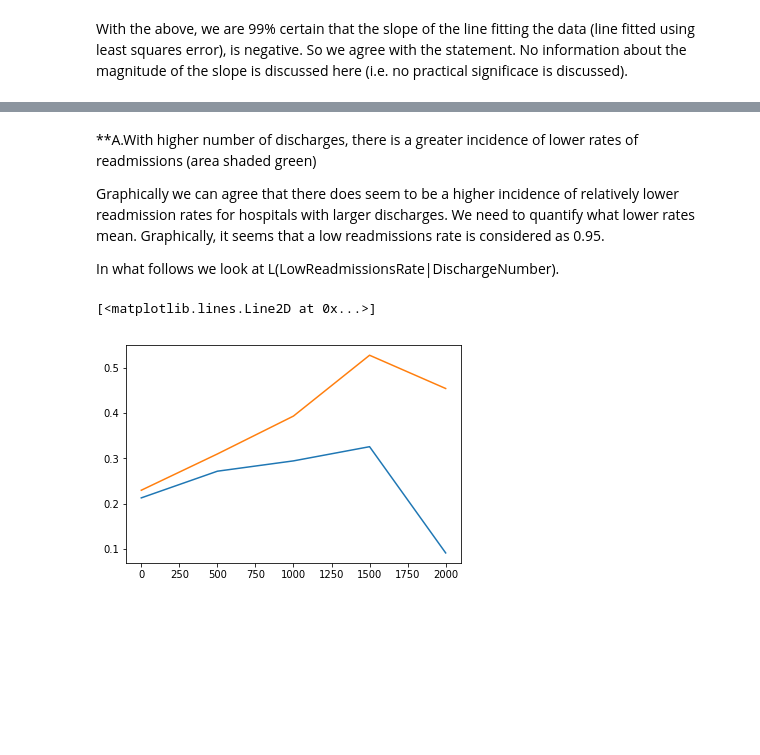
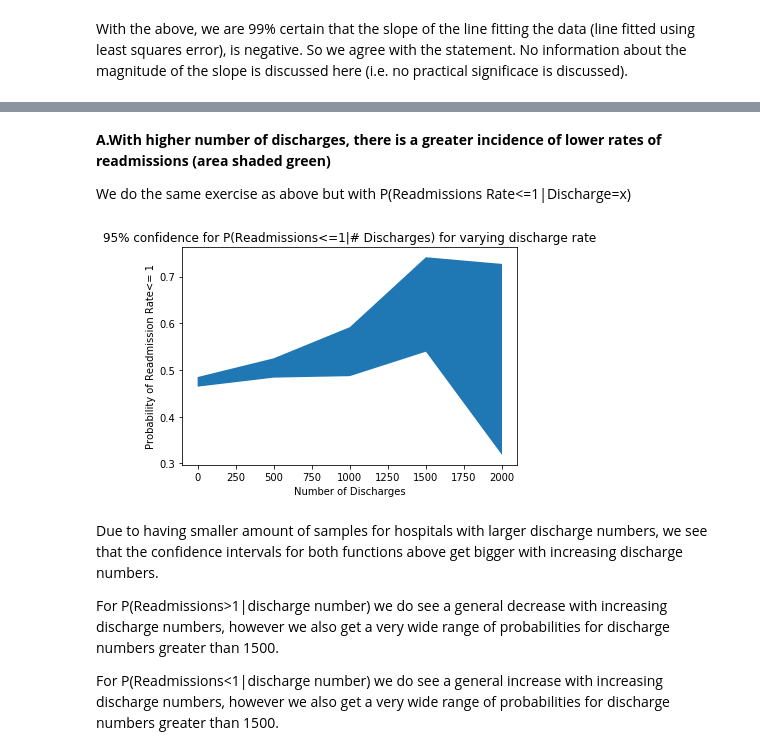
Before and after one commit to harajlim/Hospital-Readmission-Rate, a Jupyter notebook: sliderule_dsi_inferential_statistics_exercise_3.ipynb, the cells around one changed output, grey strips where cells are left out. Saved outputs shown, nothing was run; the diff lists cells and outputs as text; code cells hidden in the pictures; blank space fills up the shorter version.

```diff
--- a/sliderule_dsi_inferential_statistics_exercise_3.ipynb
+++ b/sliderule_dsi_inferential_statistics_exercise_3.ipynb
@@ -185,5 +194,5 @@ In what follows we look at L(HighReadmissionsRate|DischargeNumber). (L is the li
 # %%
-cutoff=1.15
+cutoff=1
 
 step=500
 discharges=np.arange(0,2500,step=step)
@@ -210,7 +219,13 @@ for i,d in enumerate(discharges):
     prob_L[i]=L
     prob_U[i]=U
 
-plt.plot(discharges,prob_L)
-plt.plot(discharges,prob_U)
-#plt.scatter(x,y)
+
+
+plt.fill_between(discharges,prob_L,prob_U)
+
+
+plt.xlabel('Number of Discharges')
+plt.ylabel('Probability of Readmission Rate>= 1')
+plt.title('95% confidence for P(Readmissions>=1|# Discharges) for varying discharge rate')
+plt.show()
 # %% [output]
@@ -221,42 +233,50 @@ The above shows that there is a tendency to have larger readmission rates nearer
-# %% [markdown]
-**A.With higher number of discharges, there is a greater incidence of lower rates of readmissions (area shaded green)
-
-Graphically we can agree that there does seem to be a higher incidence of relatively lower readmission rates for hospitals with larger discharges. We need to quantify what lower rates mean. Graphically, it seems that a low readmissions rate is considered as 0.95.
-
-In what follows we look at L(LowReadmissionsRate|DischargeNumber).
+# %% [markdown]
+**A.With higher number of discharges, there is a greater incidence of lower rates of readmissions (area shaded green)**
+
+We do the same exercise as above but with P(Readmissions Rate<=1|Discharge=x)
 # %%
-cutoff=0.95
+cutoff=1
 
 step=500
 discharges=np.arange(0,2500,step=step)
 prob_L=np.zeros(len(discharges))
 prob_U=np.zeros(len(discharges))
 
 for i,d in enumerate(discharges):
 
     y_keep=[]
     for j,xx in enumerate(x):
         if xx>=d and xx<d+step:
 
             y_keep.append(y[j])
 
 
     y_keep=np.array(y_keep)
 
     replicates=np.empty(10000)
     for j in range(10000):
         y_bs=np.random.choice(y_keep,size=len(y_keep))
         replicates[j]=np.sum(y_bs<=cutoff)/len(y_bs)
 
     L,U=np.percentile(replicates,[2.5,97.5])
     prob_L[i]=L
     prob_U[i]=U
 
 
 
-plt.plot(discharges,prob_L)
-plt.plot(discharges,prob_U)
-#plt.scatter(x,y)
+
+plt.fill_between(discharges,prob_L,prob_U)
+
+
+plt.xlabel('Number of Discharges')
+plt.ylabel('Probability of Readmission Rate<= 1')
+plt.title('95% confidence for P(Readmissions<=1|# Discharges) for varying discharge rate')
+plt.show()
 # %% [output]
-[<matplotlib.lines.Line2D at 0x...>]
-[figure, old version]
+[figure, new version]
+# %% [markdown]
+Due to having smaller amount of samples for hospitals with larger discharge numbers, we see that the confidence intervals for both functions above get bigger with increasing discharge numbers.
+
+For P(Readmissions>1|discharge number) we do see a general decrease with increasing discharge numbers, however we also get a very wide range of probabilities for discharge numbers greater than 1500.
+
+For P(Readmissions<1|discharge number) we do see a general increase with increasing discharge numbers, however we also get a very wide range of probabilities for discharge numbers greater than 1500.
```
Also changed, not shown: parts of 7 cells of this notebook.
